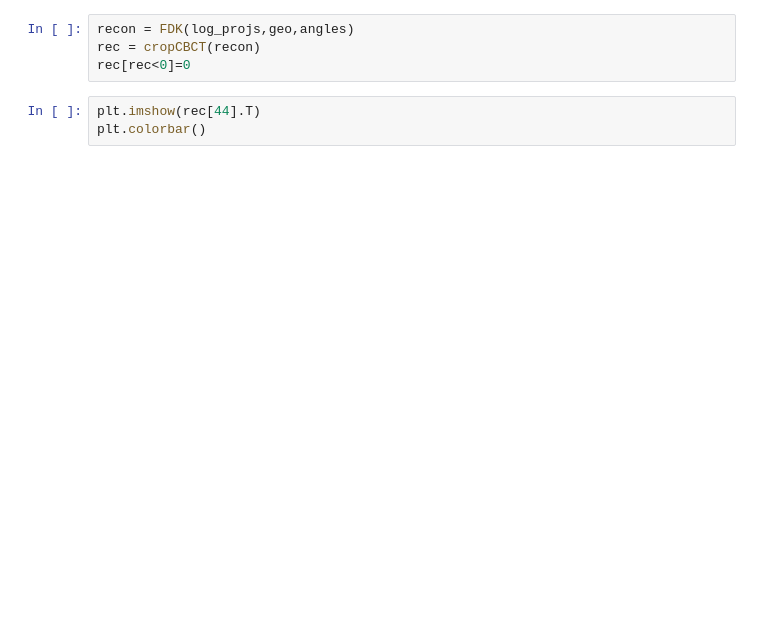
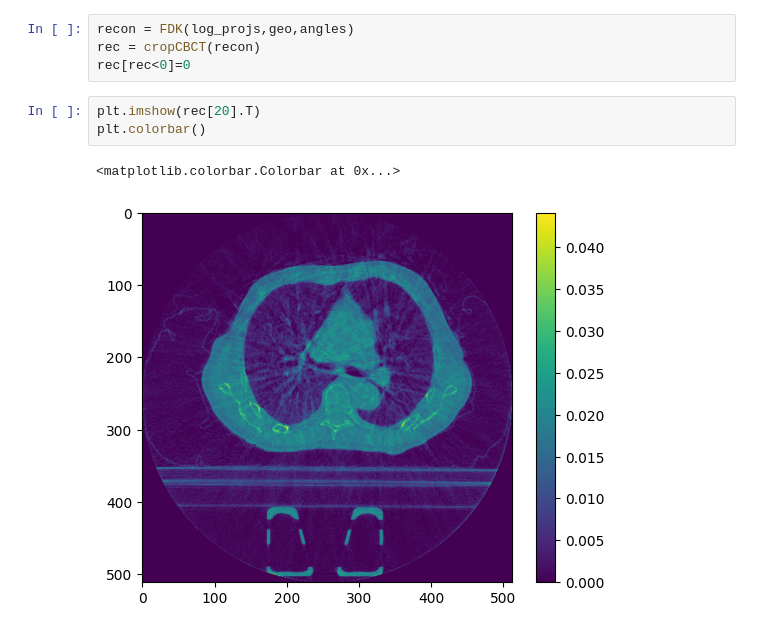
Before and after one commit to ReidIsaak/TIGRE, a Jupyter notebook: cnn_tester.ipynb, the cells around one changed output. Cells and saved outputs as stored; diff of their text form; blank space fills up the shorter version.

```diff
--- a/cnn_tester.ipynb
+++ b/cnn_tester.ipynb
@@ -32,5 +127,8 @@ recon = FDK(log_projs,geo,angles)
 rec = cropCBCT(recon)
 rec[rec<0]=0
 # %%
-plt.imshow(rec[44].T)
+plt.imshow(rec[20].T)
 plt.colorbar()
+# %% [output]
+<matplotlib.colorbar.Colorbar at 0x...>
+[figure, added]
```
Also changed, not shown: parts of 11 cells of this notebook, 1 other file.
